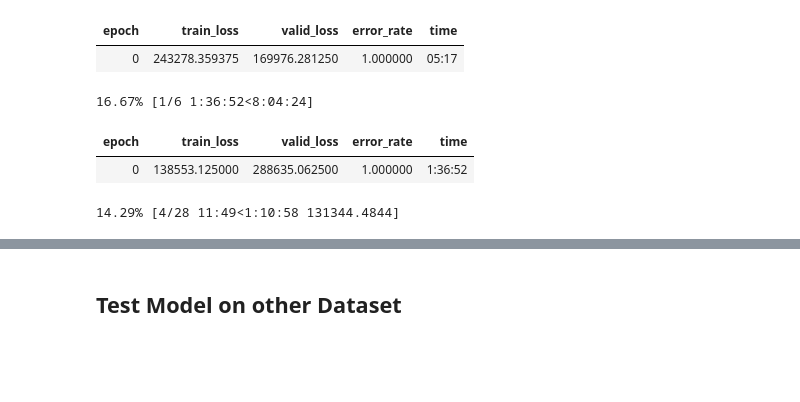
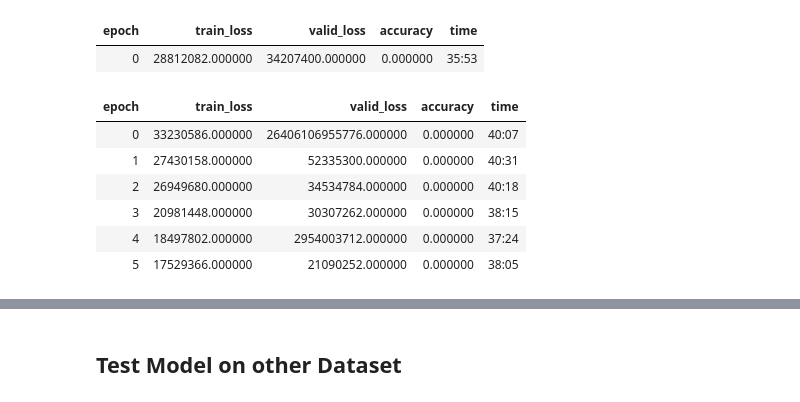
Before and after one commit to jocowhite/watch-price-prediction, a Jupyter notebook: M3_resnet_ds3.ipynb, the cells around one changed output, grey strips where cells are left out. Saved outputs shown, nothing was run; the diff lists cells and outputs as text; code cells hidden in the pictures; blank space fills up the shorter version.

```diff
--- a/M3_resnet_ds3.ipynb
+++ b/M3_resnet_ds3.ipynb
@@ -18,8 +18,8 @@ from sklearn.model_selection import train_test_split
 %autoreload 2
 %matplotlib inline
 # %%
-path_wiki = 'data/watches/ds1_kaggle/cleandata.csv'
-path_imdb = 'data/watches/ds1_kaggle/images/'
+path_wiki = 'data/watches/ds3_crown/cleandata.csv'
+path_imdb = 'data/watches/ds3_crown/images/'
 img_size = 255
 # %%
 df = pd.read_csv(path_wiki, index_col=0)
@@ -31,7 +31,7 @@ data_imdb.show_batch()
 # %%
 tst = AvgMetric(lambda x,y: (x-y).abs().mean())
 # %%
-learn = vision_learner(data_imdb, resnet34, metrics=accuracy)
+learn = vision_learner(data_imdb, resnet34, metrics=tst)
 learn.loss = MSELossFlat
 # %%
 learn.lr_find()
@@ -42,12 +42,15 @@ SuggestedLRs(valley=0.12022644281387329)
 # %%
-learn.fine_tune(6, 3e-1)
+learn.fine_tune(6, 10e-1)
 # %% [output]
-| epoch | train_loss | valid_loss | error_rate | time |
-| 0 | 243278.359375 | 169976.281250 | 1.000000 | 05:17 |
+| epoch | train_loss | valid_loss | accuracy | time |
+| 0 | 28812082.000000 | 34207400.000000 | 0.000000 | 35:53 |
-16.67% [1/6 1:36:52<8:04:24]
-| epoch | train_loss | valid_loss | error_rate | time |
-| 0 | 138553.125000 | 288635.062500 | 1.000000 | 1:36:52 |
+| epoch | train_loss | valid_loss | accuracy | time |
+| 0 | 33230586.000000 | 26406106955776.000000 | 0.000000 | 40:07 |
+| 1 | 27430158.000000 | 52335300.000000 | 0.000000 | 40:31 |
+| 2 | 26949680.000000 | 34534784.000000 | 0.000000 | 40:18 |
+| 3 | 20981448.000000 | 30307262.000000 | 0.000000 | 38:15 |
+| 4 | 18497802.000000 | 2954003712.000000 | 0.000000 | 37:24 |
+| 5 | 17529366.000000 | 21090252.000000 | 0.000000 | 38:05 |
-14.29% [4/28 11:49<1:10:58 131344.4844]
 # %%
 def get_predictions(df, image_path):
     example_test_watches = df["image_name"].values
```
Also changed, not shown: parts of 8 cells of this notebook, 17 other files.
